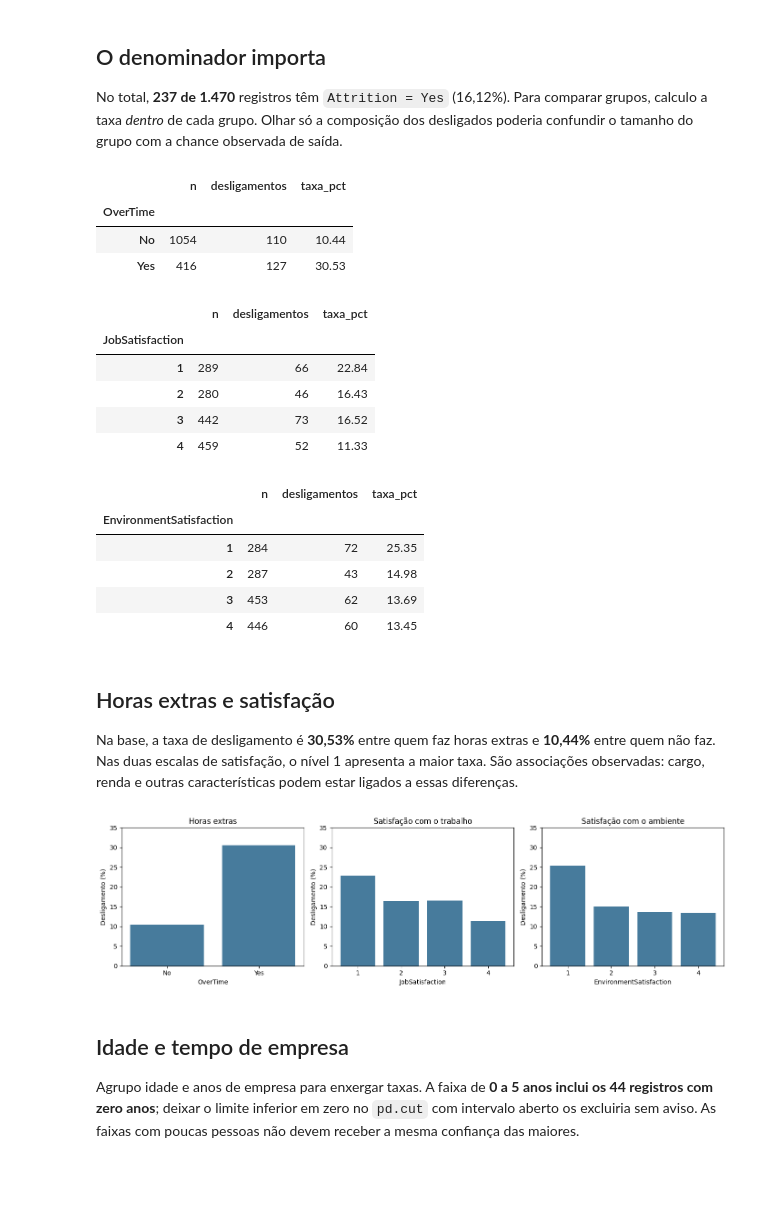
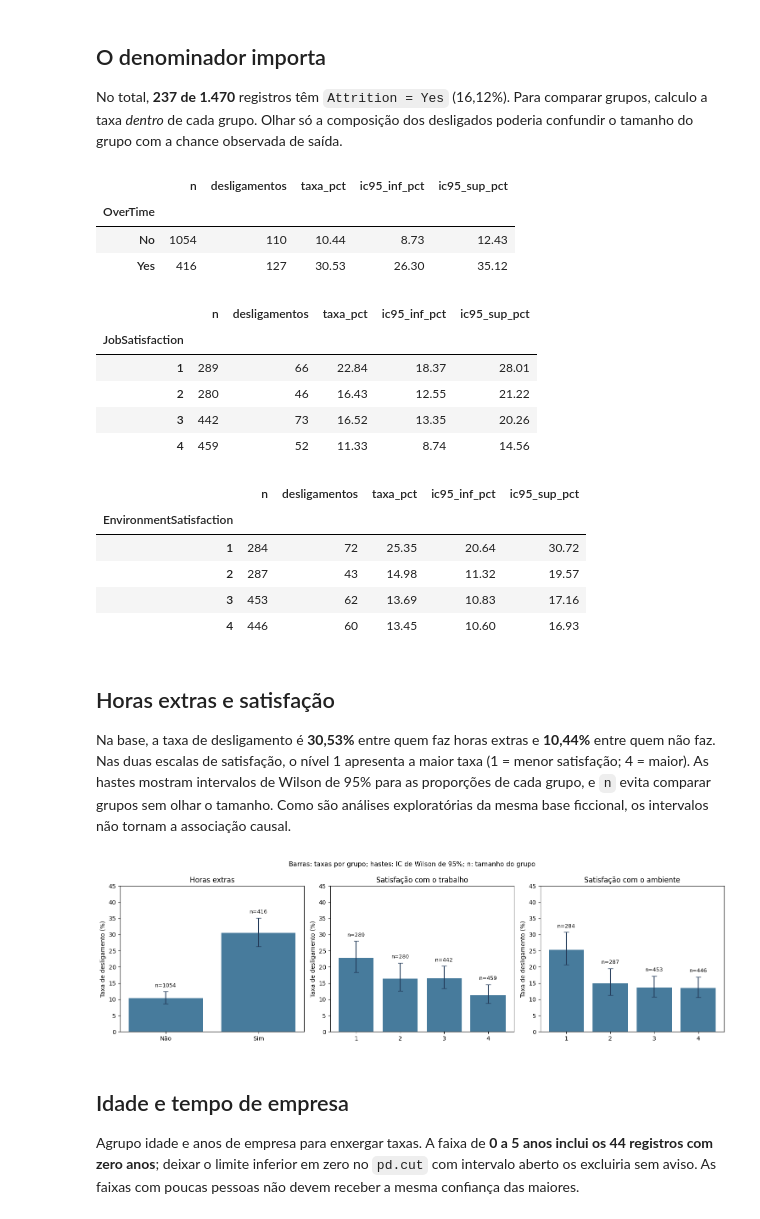
Before and after one commit to guimalucas/ibm-hr-analytics-attrition, a Jupyter notebook: IBM_HR_Analytics.ipynb, the cells around one changed output. Drawn from its saved outputs; the diff is of its cells as text; code cells hidden in the pictures; blank space fills up the shorter version.

Commit message:
Apresenta incerteza e associacao ajustada na analise de RH (#2)

```diff
--- a/IBM_HR_Analytics.ipynb
+++ b/IBM_HR_Analytics.ipynb
@@ -43,44 +45,60 @@ No total, **237 de 1.470** registros têm `Attrition = Yes` (16,12%). Para compa
 # %%
 def taxas(coluna):
     resumo = dados.groupby(coluna, observed=True)["saiu"].agg(n="size", desligamentos="sum", taxa="mean")
+    inferior, superior = proportion_confint(resumo["desligamentos"], resumo["n"], method="wilson")
     resumo["taxa_pct"] = 100 * resumo.pop("taxa")
+    resumo["ic95_inf_pct"] = 100 * inferior
+    resumo["ic95_sup_pct"] = 100 * superior
     return resumo
 
 display(taxas("OverTime").round(2))
 display(taxas("JobSatisfaction").round(2))
 display(taxas("EnvironmentSatisfaction").round(2))
 # %% [output]
-|  | n | desligamentos | taxa_pct |
-| OverTime |  |  |  |
-| No | 1054 | 110 | 10.44 |
-| Yes | 416 | 127 | 30.53 |
+|  | n | desligamentos | taxa_pct | ic95_inf_pct | ic95_sup_pct |
+| OverTime |  |  |  |  |  |
+| No | 1054 | 110 | 10.44 | 8.73 | 12.43 |
+| Yes | 416 | 127 | 30.53 | 26.30 | 35.12 |
-|  | n | desligamentos | taxa_pct |
-| JobSatisfaction |  |  |  |
-| 1 | 289 | 66 | 22.84 |
-| 2 | 280 | 46 | 16.43 |
-| 3 | 442 | 73 | 16.52 |
-| 4 | 459 | 52 | 11.33 |
+|  | n | desligamentos | taxa_pct | ic95_inf_pct | ic95_sup_pct |
+| JobSatisfaction |  |  |  |  |  |
+| 1 | 289 | 66 | 22.84 | 18.37 | 28.01 |
+| 2 | 280 | 46 | 16.43 | 12.55 | 21.22 |
+| 3 | 442 | 73 | 16.52 | 13.35 | 20.26 |
+| 4 | 459 | 52 | 11.33 | 8.74 | 14.56 |
-|  | n | desligamentos | taxa_pct |
-| EnvironmentSatisfaction |  |  |  |
-| 1 | 284 | 72 | 25.35 |
-| 2 | 287 | 43 | 14.98 |
-| 3 | 453 | 62 | 13.69 |
-| 4 | 446 | 60 | 13.45 |
+|  | n | desligamentos | taxa_pct | ic95_inf_pct | ic95_sup_pct |
+| EnvironmentSatisfaction |  |  |  |  |  |
+| 1 | 284 | 72 | 25.35 | 20.64 | 30.72 |
+| 2 | 287 | 43 | 14.98 | 11.32 | 19.57 |
+| 3 | 453 | 62 | 13.69 | 10.83 | 17.16 |
+| 4 | 446 | 60 | 13.45 | 10.60 | 16.93 |
 # %% [markdown]
 ## Horas extras e satisfação
 
-Na base, a taxa de desligamento é **30,53%** entre quem faz horas extras e **10,44%** entre quem não faz. Nas duas escalas de satisfação, o nível 1 apresenta a maior taxa. São associações observadas: cargo, renda e outras características podem estar ligados a essas diferenças.
+Na base, a taxa de desligamento é **30,53%** entre quem faz horas extras e **10,44%** entre quem não faz. Nas duas escalas de satisfação, o nível 1 apresenta a maior taxa (1 = menor satisfação; 4 = maior). As hastes mostram intervalos de Wilson de 95% para as proporções de cada grupo, e `n` evita comparar grupos sem olhar o tamanho. Como são análises exploratórias da mesma base ficcional, os intervalos não tornam a associação causal.
 # %%
-fig, axes = plt.subplots(1, 3, figsize=(14, 4))
-for ax, coluna, titulo in zip(axes, ["OverTime", "JobSatisfaction", "EnvironmentSatisfaction"], ["Horas extras", "Satisfação com o trabalho", "Satisfação com o ambiente"]):
+fig, axes = plt.subplots(1, 3, figsize=(15, 4.5))
+for ax, coluna, titulo, rotulos in zip(
+    axes,
+    ["OverTime", "JobSatisfaction", "EnvironmentSatisfaction"],
+    ["Horas extras", "Satisfação com o trabalho", "Satisfação com o ambiente"],
+    [["Não", "Sim"], ["1", "2", "3", "4"], ["1", "2", "3", "4"]],
+):
     resumo = taxas(coluna)
-    ax.bar(resumo.index.astype(str), resumo["taxa_pct"], color="#477b9c")
-    ax.set(title=titulo, xlabel=coluna, ylabel="Desligamento (%)")
-    ax.set_ylim(0, 35)
+    posicoes = np.arange(len(resumo))
+    barras = ax.bar(posicoes, resumo["taxa_pct"], color="#477b9c")
+    ax.errorbar(posicoes, resumo["taxa_pct"],
+                yerr=[resumo["taxa_pct"] - resumo["ic95_inf_pct"],
+                      resumo["ic95_sup_pct"] - resumo["taxa_pct"]],
+                fmt="none", color="#243c5a", capsize=4)
+    for pos, limite, n in zip(posicoes, resumo["ic95_sup_pct"], resumo["n"]):
+        ax.text(pos, limite + 1, f"n={n}", ha="center", va="bottom", fontsize=9)
+    ax.set(title=titulo, ylabel="Taxa de desligamento (%)", xticks=posicoes,
+           xticklabels=rotulos, ylim=(0, 45))
+fig.suptitle("Barras: taxas por grupo; hastes: IC de Wilson de 95%; n: tamanho do grupo", fontsize=11)
 fig.tight_layout()
 plt.show()
 # %% [output]
-[figure, old version]
+[figure, new version]
 # %% [markdown]
 ## Idade e tempo de empresa
 
```
Also changed, not shown: parts of 7 cells of this notebook, 2 other files.
